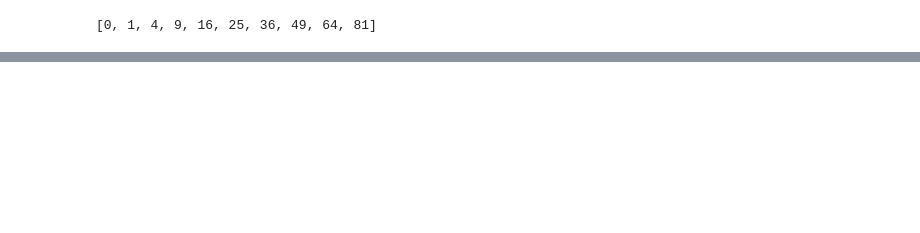
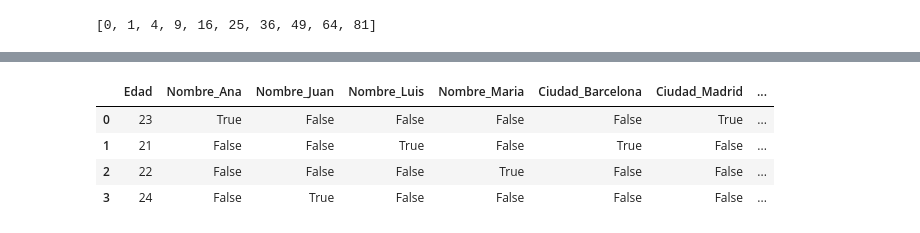
Before and after one commit to amiguelhdz/dataScience, a Jupyter notebook: notebooks/semana1Python/listas, tuplas y diccionarios.ipynb, the cells around one changed output, grey strips where cells are left out. Cells and saved outputs as stored; diff of their text form; code cells hidden in the pictures; blank space fills up the shorter version.

```diff
--- a/notebooks/semana1Python/listas, tuplas y diccionarios.ipynb
+++ b/notebooks/semana1Python/listas, tuplas y diccionarios.ipynb
@@ -68,0 +285,8 @@ l6
+# %%
+df_dummie.head()
+# %% [output]
+|  | Edad | Nombre_Ana | Nombre_Juan | Nombre_Luis | Nombre_Maria | Ciudad_Barcelona | Ciudad_Madrid | ... |
+| 0 | 23 | True | False | False | False | False | True | ... |
+| 1 | 21 | False | False | True | False | True | False | ... |
+| 2 | 22 | False | False | False | True | False | False | ... |
+| 3 | 24 | False | True | False | False | False | False | ... |
```
Also changed, not shown: parts of 53 cells of this notebook.
